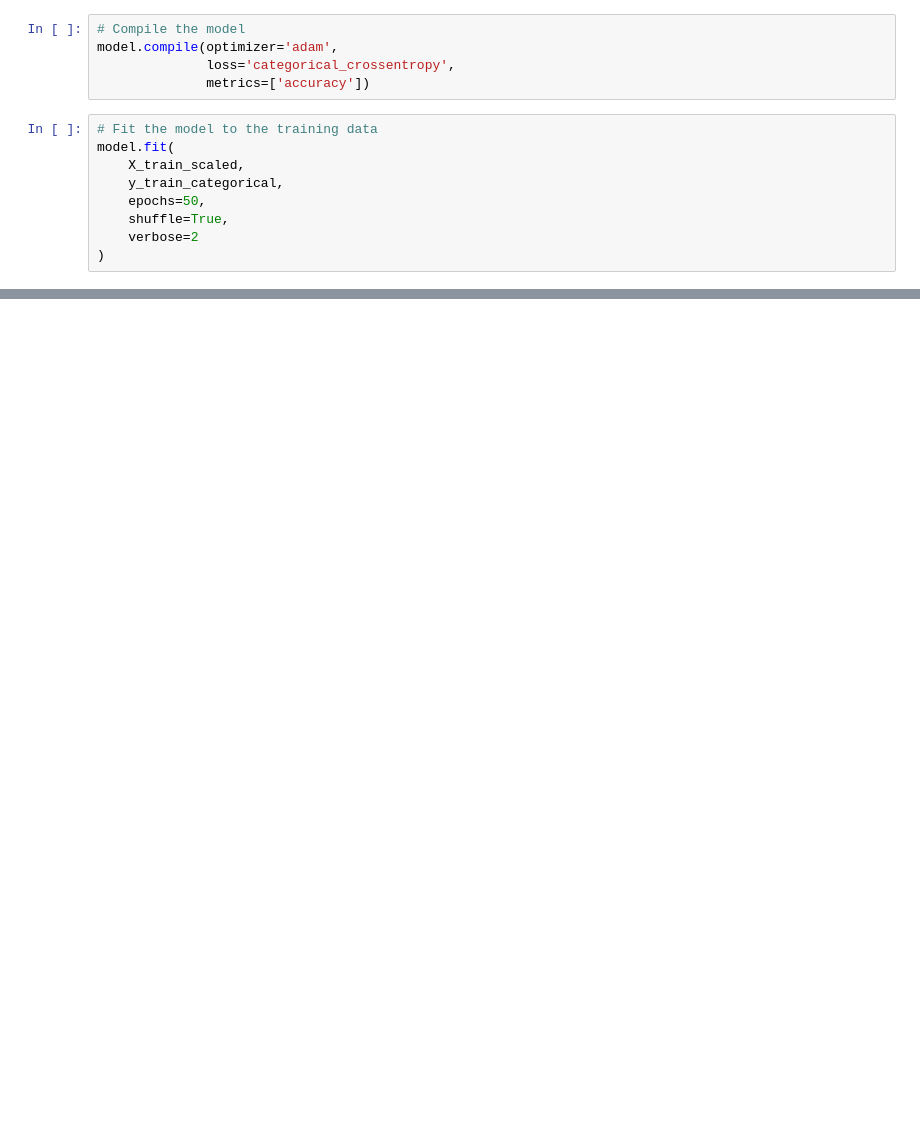
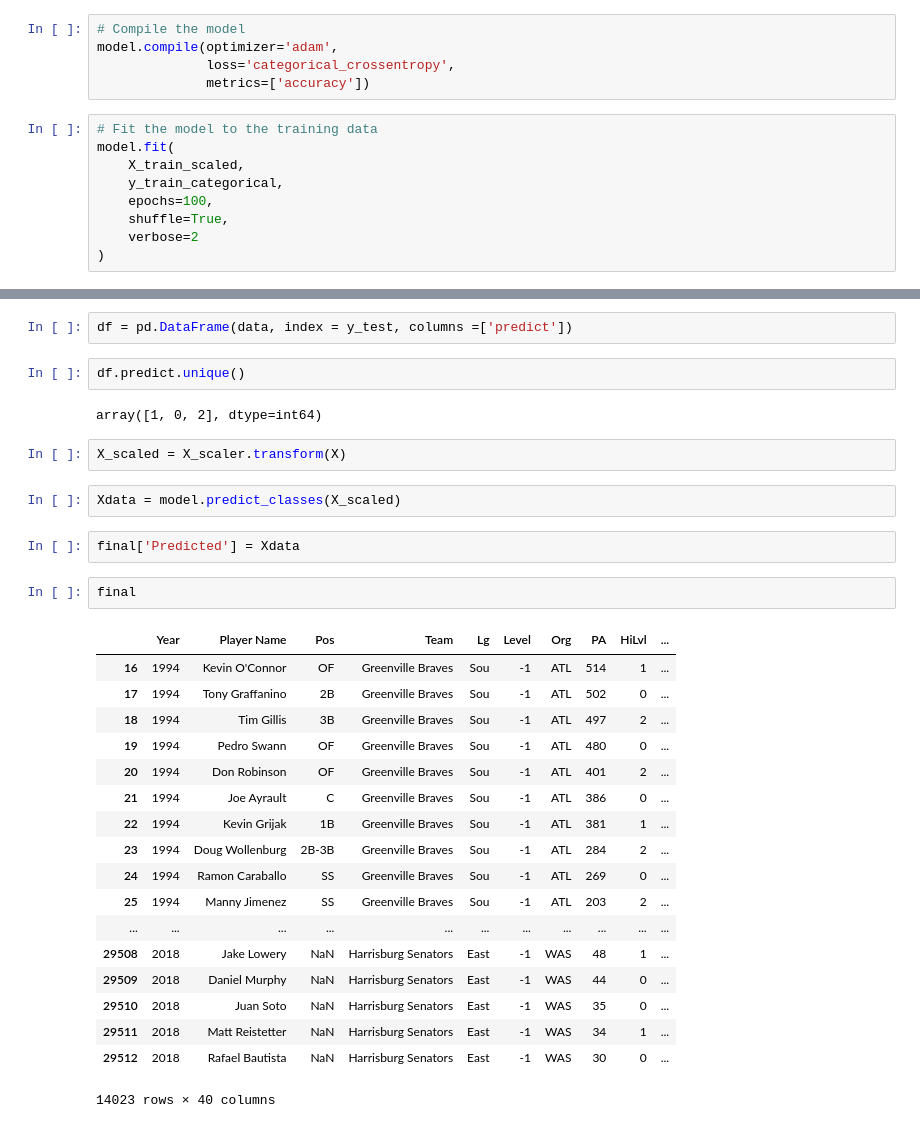
Before and after one commit to TrevorCap/BaseBallProject, a Jupyter notebook: Level Predictor.ipynb, the cells around one changed output, grey strips where cells are left out. Drawn from its saved outputs; the diff is of its cells as text; blank space fills up the shorter version.

```diff
--- a/Level Predictor.ipynb
+++ b/Level Predictor.ipynb
@@ -62,7 +80,7 @@ model.compile(optimizer='adam',
 model.fit(
     X_train_scaled,
     y_train_categorical,
-    epochs=50,
+    epochs=100,
     shuffle=True,
     verbose=2
 )
@@ -119,0 +139,33 @@ array([[1.6480136e-01, 1.8487722e-02, 5.4538250e-06],
+# %%
+df = pd.DataFrame(data, index = y_test, columns =['predict'])
+# %%
+df.predict.unique()
+# %% [output]
+array([1, 0, 2], dtype=int64)
+# %%
+X_scaled = X_scaler.transform(X)
+# %%
+Xdata = model.predict_classes(X_scaled)
+# %%
+final['Predicted'] = Xdata
+# %%
+final
+# %% [output]
+|  | Year | Player Name | Pos | Team | Lg | Level | Org | PA | HiLvl | ... |
+| 16 | 1994 | Kevin O'Connor | OF | Greenville Braves | Sou | -1 | ATL | 514 | 1 | ... |
+| 17 | 1994 | Tony Graffanino | 2B | Greenville Braves | Sou | -1 | ATL | 502 | 0 | ... |
+| 18 | 1994 | Tim Gillis | 3B | Greenville Braves | Sou | -1 | ATL | 497 | 2 | ... |
+| 19 | 1994 | Pedro Swann | OF | Greenville Braves | Sou | -1 | ATL | 480 | 0 | ... |
+| 20 | 1994 | Don Robinson | OF | Greenville Braves | Sou | -1 | ATL | 401 | 2 | ... |
+| 21 | 1994 | Joe Ayrault | C | Greenville Braves | Sou | -1 | ATL | 386 | 0 | ... |
+| 22 | 1994 | Kevin Grijak | 1B | Greenville Braves | Sou | -1 | ATL | 381 | 1 | ... |
+| 23 | 1994 | Doug Wollenburg | 2B-3B | Greenville Braves | Sou | -1 | ATL | 284 | 2 | ... |
+| 24 | 1994 | Ramon Caraballo | SS | Greenville Braves | Sou | -1 | ATL | 269 | 0 | ... |
+| 25 | 1994 | Manny Jimenez | SS | Greenville Braves | Sou | -1 | ATL | 203 | 2 | ... |
+| ... | ... | ... | ... | ... | ... | ... | ... | ... | ... | ... |
+| 29508 | 2018 | Jake Lowery | NaN | Harrisburg Senators | East | -1 | WAS | 48 | 1 | ... |
+| 29509 | 2018 | Daniel Murphy | NaN | Harrisburg Senators | East | -1 | WAS | 44 | 0 | ... |
+| 29510 | 2018 | Juan Soto | NaN | Harrisburg Senators | East | -1 | WAS | 35 | 0 | ... |
+| 29511 | 2018 | Matt Reistetter | NaN | Harrisburg Senators | East | -1 | WAS | 34 | 1 | ... |
+| 29512 | 2018 | Rafael Bautista | NaN | Harrisburg Senators | East | -1 | WAS | 30 | 0 | ... |
+14023 rows × 40 columns
```
Also changed, not shown: parts of 19 cells of this notebook, 4 other files.
